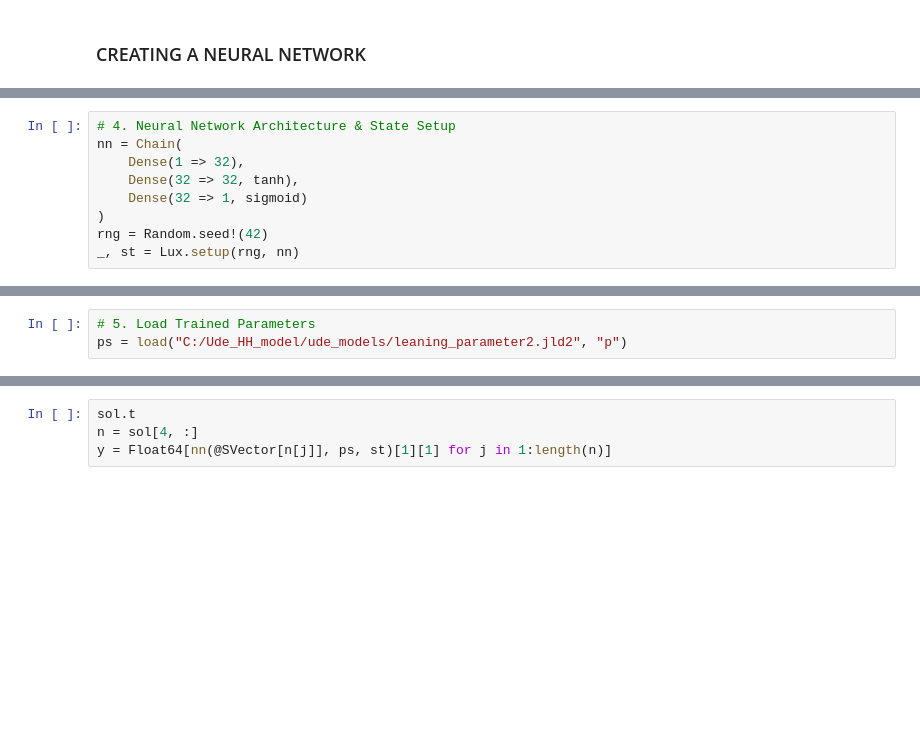
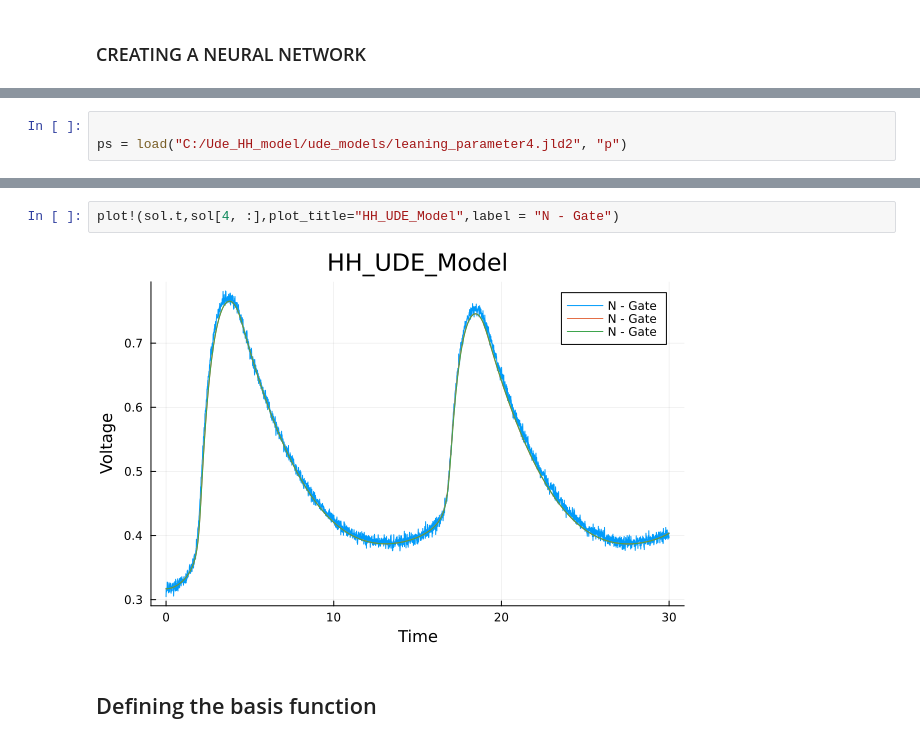
Before and after one commit to Nirbhay0007/Ude_HH_model, a Jupyter notebook: symbolic_HH.ipynb, the cells around one changed output, grey strips where cells are left out. Cells and saved outputs as stored; diff of their text form; blank space fills up the shorter version.

```diff
--- a/symbolic_HH.ipynb
+++ b/symbolic_HH.ipynb
@@ -86,12 +101,3 @@ alpha_h(V) = 0.07f0 * exp(-(V + 65.0f0) / 20.0f0)
 beta_h(V) = 1.0f0 / (1.0f0 + exp(-(V + 35.0f0) / 10.0f0))
 # %% [output]
 beta_h (generic function with 1 method)
-# %%
-# 4. Neural Network Architecture & State Setup
-nn = Chain(
-    Dense(1 => 32),
-    Dense(32 => 32, tanh),
-    Dense(32 => 1, sigmoid)
-)
-rng = Random.seed!(42)
-_, st = Lux.setup(rng, nn)
@@ -100,4 +106,4 @@ _, st = Lux.setup(rng, nn)
 # %%
-# 5. Load Trained Parameters
-ps = load("C:/Ude_HH_model/ude_models/leaning_parameter2.jld2", "p")
+
+ps = load("C:/Ude_HH_model/ude_models/leaning_parameter4.jld2", "p")
 # %% [output]
@@ -142,7 +155,9 @@ LoadError: ArgumentError: field layer_1 not found
-# %%
-sol.t
-n = sol[4, :]
-y = Float64[nn(@SVector[n[j]], ps, st)[1][1] for j in 1:length(n)]
+# %%
+plot!(sol.t,sol[4, :],plot_title="HH_UDE_Model",label = "N - Gate")
+# %% [output]
+[figure, added]
+# %% [markdown]
+## Defining the basis function
 # %%
 # 9. Diverse Candidate Basis Functions Library (28 Functions)
 basis_func = [
```
Also changed, not shown: parts of 39 cells of this notebook, 5 other files.
